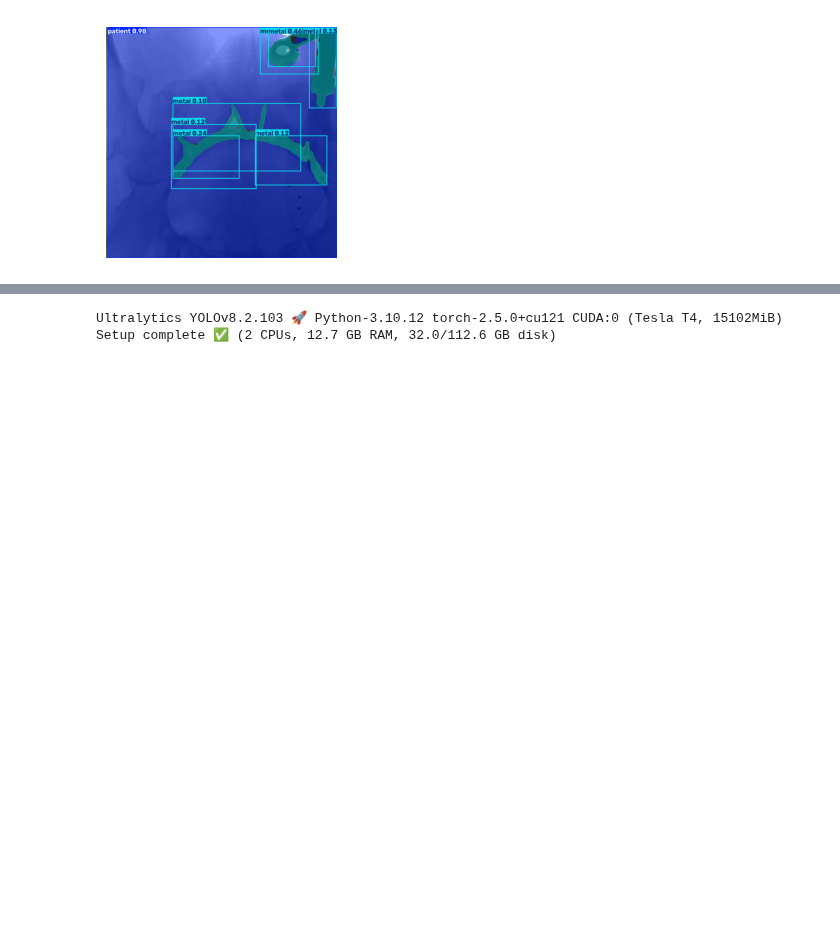
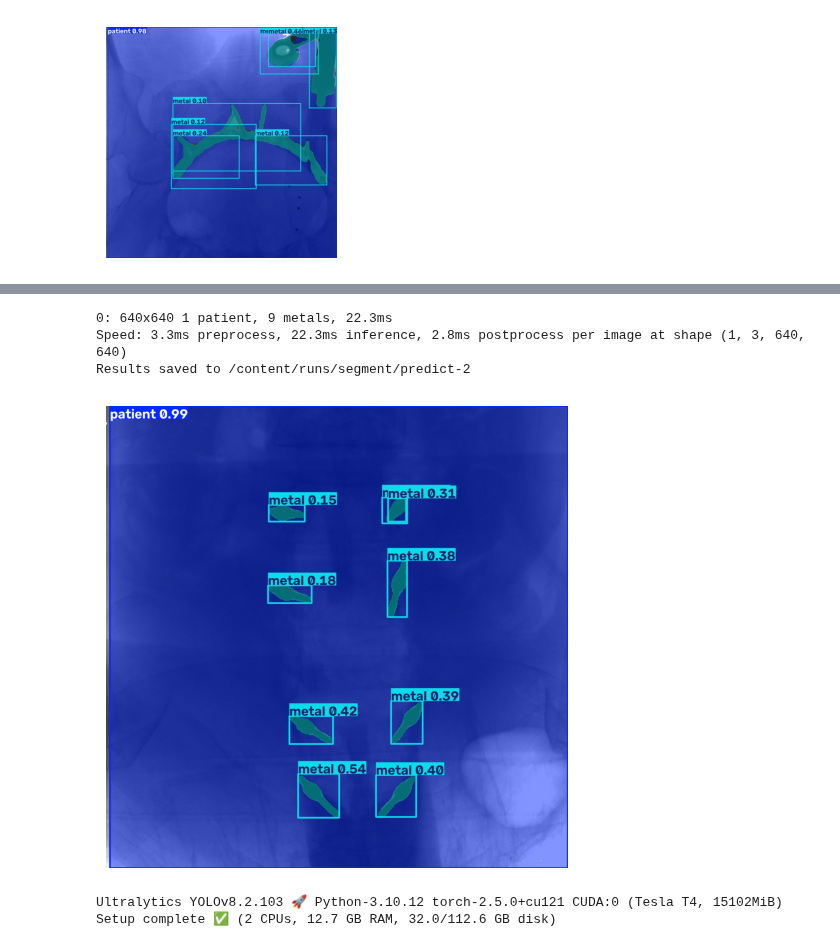
Before and after one commit to YuliaPan7/image-processing-labs, a Jupyter notebook: notebooks/train-yolov8-img-seg-on-custom-dataset.ipynb, the cells around one changed output, grey strips where cells are left out. Saved outputs shown, nothing was run; the diff lists cells and outputs as text; code cells hidden in the pictures; blank space fills up the shorter version.

```diff
--- a/notebooks/train-yolov8-img-seg-on-custom-dataset.ipynb
+++ b/notebooks/train-yolov8-img-seg-on-custom-dataset.ipynb
@@ -196,3 +196,7 @@ files.download("/content/yolov8s_seg_50epochs.zip")
   adding: content/runs/segment/train/train_batch400.jpg (deflated 36%)
 [interactive output not drawn]
 [interactive output not drawn]
+# %%
+model = YOLO("/content/runs/segment/train/weights/best.pt")
+# %%
+uploaded = files.upload()
@@ -199,3 +206,28 @@ files.download("/content/yolov8s_seg_50epochs.zip")
+# %%
+image_paths = [f"/content/{name}" for name in uploaded.keys()]
+
+results = model.predict(
+    source=image_paths,
+    imgsz=640,
+    conf=0.1,
+    device=0,
+    save=True
+)
+# %% [output]
+0: 640x640 1 patient, 9 metals, 22.3ms
+Speed: 3.3ms preprocess, 22.3ms inference, 2.8ms postprocess per image at shape (1, 3, 640, 640)
+Results saved to /content/runs/segment/predict-2
+# %%
+for pic in results:
+    annotated = pic.plot()
+
+    plt.figure(figsize=(6, 6))
+    plt.imshow(annotated[..., ::-1])
+    plt.axis("off")
+    #plt.title(pic.path.split("/")[-1])
+    plt.show()
+# %% [output]
+[figure, added]
 # %%
 # Pip install method (recommended)
 
```
Also changed, not shown: parts of 1 cell of this notebook.
